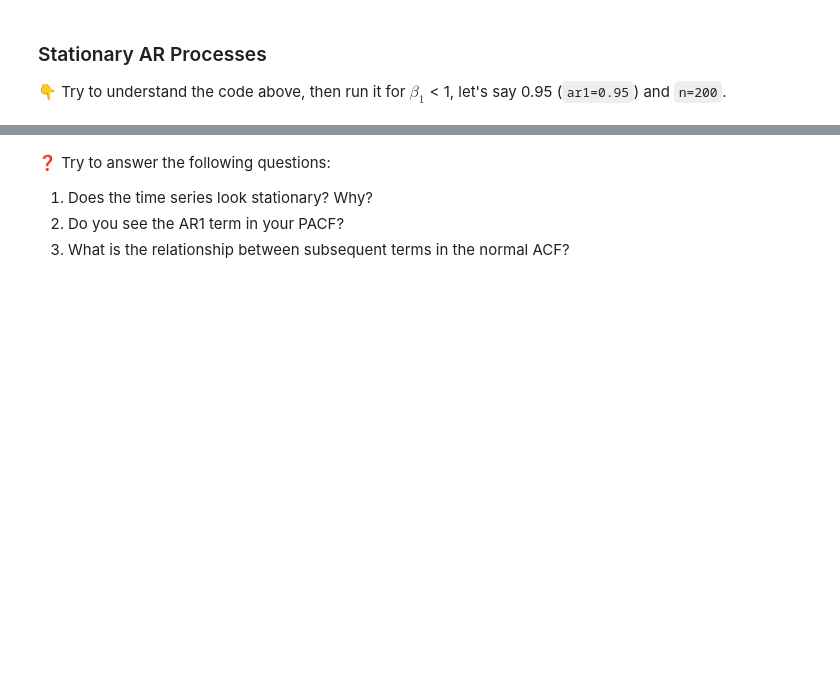
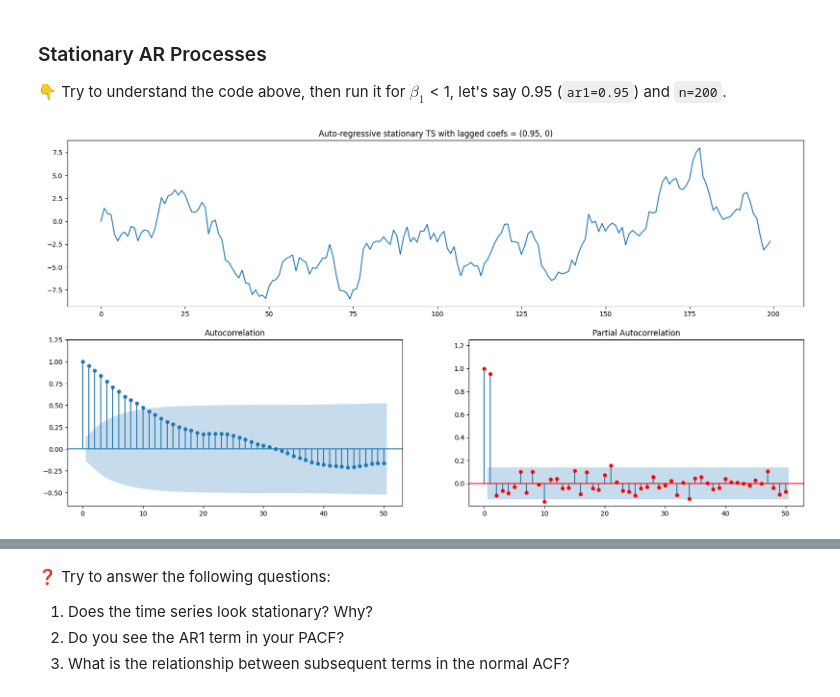
Before and after one commit to Tearkistan/data-artificial-time-series, a Jupyter notebook: artificial_time_series.ipynb, the cells around one changed output, grey strips where cells are left out. Saved outputs shown, nothing was run; the diff lists cells and outputs as text; code cells hidden in the pictures; blank space fills up the shorter version.

```diff
--- a/artificial_time_series.ipynb
+++ b/artificial_time_series.ipynb
@@ -54,0 +53,4 @@ def plot_ar_process(ar1, ar2=0, diff=0, n=500, mu=0, sigma=1, show_plot=True, re
+# %%
+plot_ar_process(ar1=.95, n=200)
+# %% [output]
+[figure, added]
```
Also changed, not shown: parts of 53 cells of this notebook.
